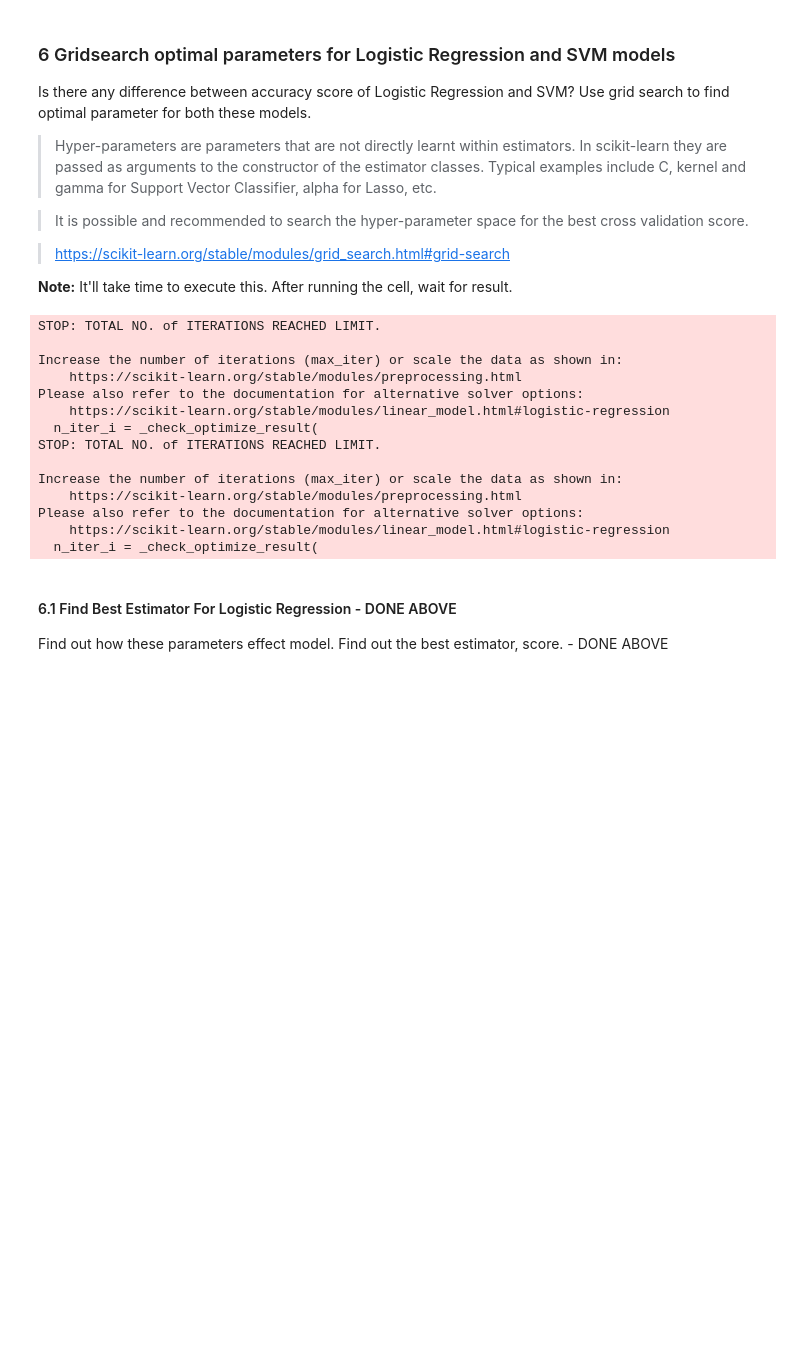
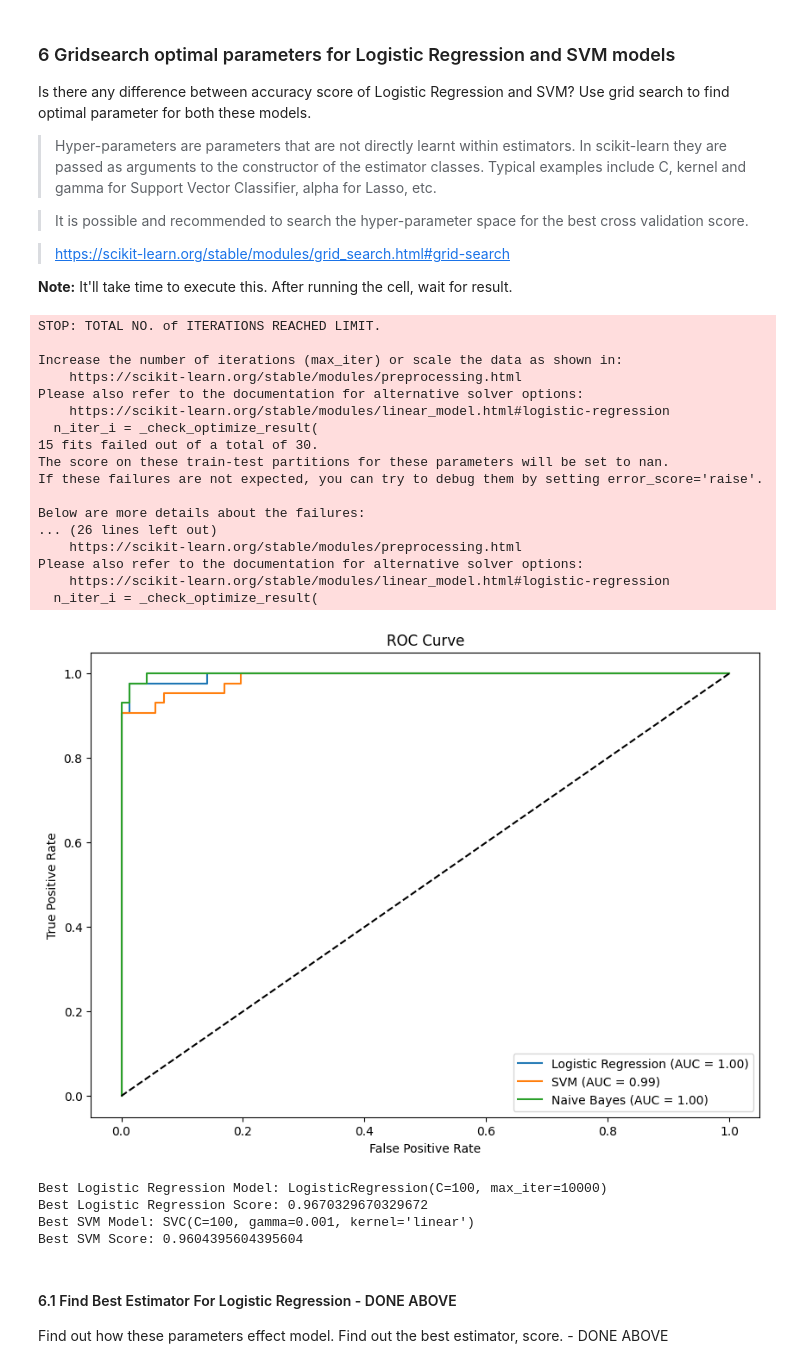
Before and after one commit to pragyanandan/Module-51, a Jupyter notebook: IOD_Lab_5_3_1.ipynb, the cells around one changed output. Drawn from its saved outputs; the diff is of its cells as text; code cells hidden in the pictures; blank space fills up the shorter version.

```diff
--- a/IOD_Lab_5_3_1.ipynb
+++ b/IOD_Lab_5_3_1.ipynb
@@ -231,9 +231,9 @@ X_train, X_test, y_train, y_test = train_test_split(X, y, test_size=0.2, random_
 
 def grid_search_logistic_regression(X_train, y_train):
     param_grid = {
-        'C': [0.01, 0.1, 1, 10, 100],
-        'solver': ['liblinear', 'lbfgs', 'saga']
-    }
+    'penalty': ['l1','l2'],
+    'C': [1, 10, 100]
+}
     log_reg = LogisticRegression(max_iter=10000)
     grid_search = GridSearchCV(log_reg, param_grid, cv=5, scoring='accuracy')
     grid_search.fit(X_train, y_train)
@@ -241,10 +241,10 @@ def grid_search_logistic_regression(X_train, y_train):
 
 def grid_search_svm(X_train, y_train):
     param_grid = {
-        'C': [0.01, 0.1, 1, 10, 100],
-        'kernel': ['linear', 'rbf', 'poly'],
-        'gamma': ['scale', 'auto']
-    }
+    'C': [1, 10, 100],
+    'gamma': [0.001, 0.0001],
+    'kernel': ['linear','rbf']
+}
     svm = SVC()
     grid_search = GridSearchCV(svm, param_grid, cv=5, scoring='accuracy')
     grid_search.fit(X_train, y_train)
@@ -276,35 +276,43 @@ fpr_svm, tpr_svm, _ = roc_curve(y_test, best_svm.decision_function(X_test))
 fpr_nb, tpr_nb, _ = roc_curve(y_test, nb_model.predict_proba(X_test)[:, 1])
 
 plt.figure(figsize=(10, 7))
 plt.plot(fpr_log_reg, tpr_log_reg, label=f'Logistic Regression (AUC = {roc_auc_log_reg:.2f})')
 plt.plot(fpr_svm, tpr_svm, label=f'SVM (AUC = {roc_auc_svm:.2f})')
 plt.plot(fpr_nb, tpr_nb, label=f'Naive Bayes (AUC = {roc_auc_nb:.2f})')
 plt.plot([0, 1], [0, 1], 'k--')
 plt.xlabel('False Positive Rate')
 plt.ylabel('True Positive Rate')
 plt.title('ROC Curve')
 plt.legend(loc='lower right')
 plt.show()
 
 print("Best Logistic Regression Model:", best_log_reg)
 print("Best Logistic Regression Score:", best_score_log_reg)
 print("Best SVM Model:", best_svm)
 print("Best SVM Score:", best_score_svm)
 # %% [output]
 STOP: TOTAL NO. of ITERATIONS REACHED LIMIT.
 
 Increase the number of iterations (max_iter) or scale the data as shown in:
     https://scikit-learn.org/stable/modules/preprocessing.html
 Please also refer to the documentation for alternative solver options:
     https://scikit-learn.org/stable/modules/linear_model.html#logistic-regression
   n_iter_i = _check_optimize_result(
-STOP: TOTAL NO. of ITERATIONS REACHED LIMIT.
+15 fits failed out of a total of 30.
+The score on these train-test partitions for these parameters will be set to nan.
+If these failures are not expected, you can try to debug them by setting error_score='raise'.
 
-Increase the number of iterations (max_iter) or scale the data as shown in:
+Below are more details about the failures:
+... (26 lines left out)
     https://scikit-learn.org/stable/modules/preprocessing.html
 Please also refer to the documentation for alternative solver options:
     https://scikit-learn.org/stable/modules/linear_model.html#logistic-regression
   n_iter_i = _check_optimize_result(
+[figure, added]
+Best Logistic Regression Model: LogisticRegression(C=100, max_iter=10000)
+Best Logistic Regression Score: 0.9670329670329672
+Best SVM Model: SVC(C=100, gamma=0.001, kernel='linear')
+Best SVM Score: 0.9604395604395604
 # %% [markdown]
 #### 6.1 Find Best Estimator For Logistic Regression - DONE ABOVE
 
```
Also changed, not shown: parts of 1 cell of this notebook, 1 other file.
